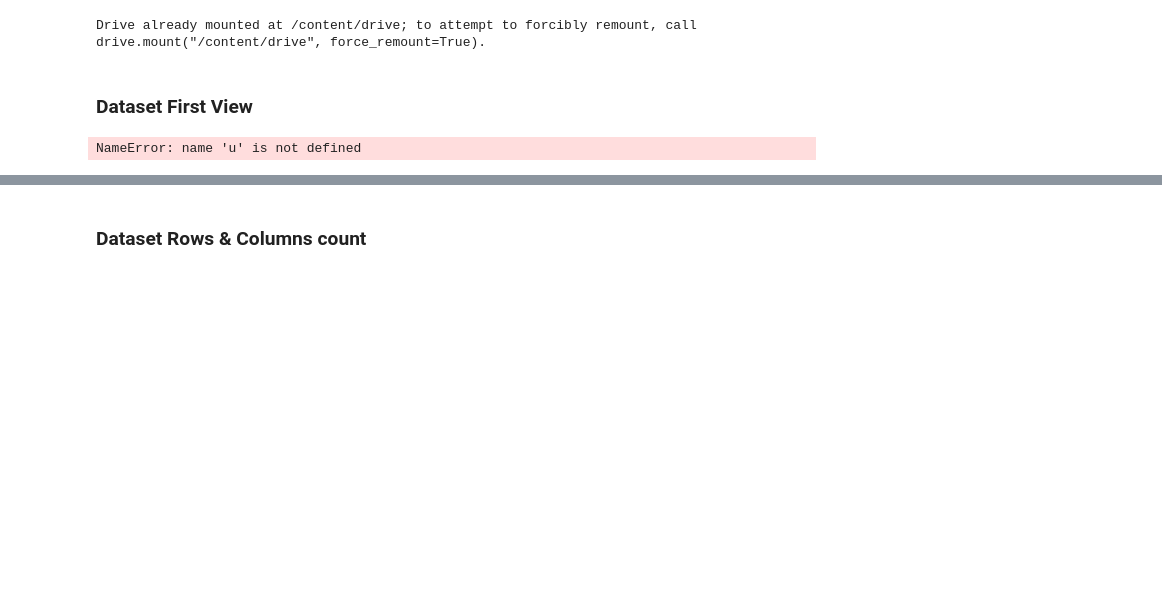
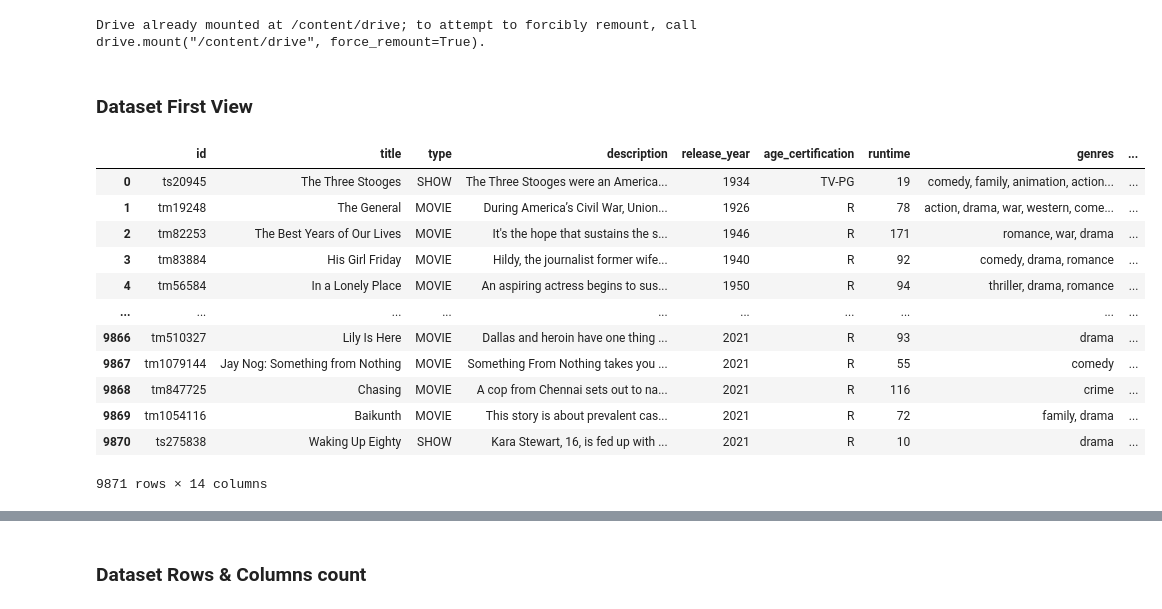
Before and after one commit to rasika123007/amazon_dataset_eda, a Jupyter notebook: Capstone_Project_Amazon_Prime_TV_Shows_And_Movies.ipynb, the cells around one changed output, grey strips where cells are left out. Saved outputs shown, nothing was run; the diff lists cells and outputs as text; code cells hidden in the pictures; blank space fills up the shorter version.

```diff
--- a/Capstone_Project_Amazon_Prime_TV_Shows_And_Movies.ipynb
+++ b/Capstone_Project_Amazon_Prime_TV_Shows_And_Movies.ipynb
@@ -139,9 +139,21 @@ cast_data=pd.read_csv('/content/drive/MyDrive/PandaFolder/credits.csv')
 # %% [markdown]
 ### Dataset First View
 # %%
-u# Dataset First Look
+# Dataset First Look
 amazon_data
 # %% [output]
+|  | id | title | type | description | release_year | age_certification | runtime | genres | ... |
+| 0 | ts20945 | The Three Stooges | SHOW | The Three Stooges were an America... | 1934 | TV-PG | 19 | comedy, family, animation, action... | ... |
+| 1 | tm19248 | The General | MOVIE | During America’s Civil War, Union... | 1926 | R | 78 | action, drama, war, western, come... | ... |
+| 2 | tm82253 | The Best Years of Our Lives | MOVIE | It's the hope that sustains the s... | 1946 | R | 171 | romance, war, drama | ... |
+| 3 | tm83884 | His Girl Friday | MOVIE | Hildy, the journalist former wife... | 1940 | R | 92 | comedy, drama, romance | ... |
+| 4 | tm56584 | In a Lonely Place | MOVIE | An aspiring actress begins to sus... | 1950 | R | 94 | thriller, drama, romance | ... |
+| ... | ... | ... | ... | ... | ... | ... | ... | ... | ... |
+| 9866 | tm510327 | Lily Is Here | MOVIE | Dallas and heroin have one thing ... | 2021 | R | 93 | drama | ... |
+| 9867 | tm1079144 | Jay Nog: Something from Nothing | MOVIE | Something From Nothing takes you ... | 2021 | R | 55 | comedy | ... |
+| 9868 | tm847725 | Chasing | MOVIE | A cop from Chennai sets out to na... | 2021 | R | 116 | crime | ... |
+| 9869 | tm1054116 | Baikunth | MOVIE | This story is about prevalent cas... | 2021 | R | 72 | family, drama | ... |
+| 9870 | ts275838 | Waking Up Eighty | SHOW | Kara Stewart, 16, is fed up with ... | 2021 | R | 10 | drama | ... |
-NameError: name 'u' is not defined
+9871 rows × 14 columns
 # %%
 cast_data
```
Also changed, not shown: parts of 128 cells of this notebook.
